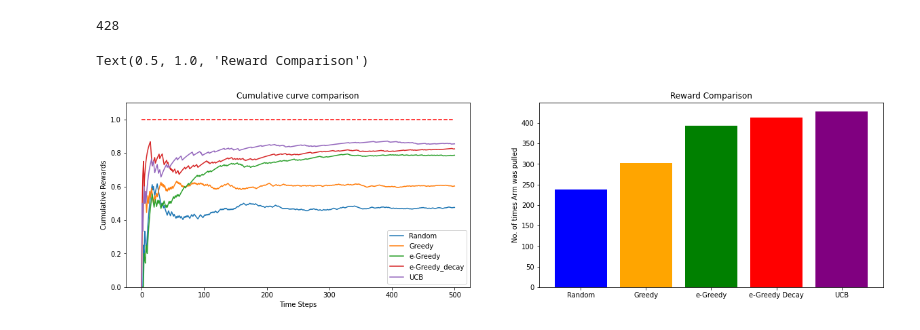
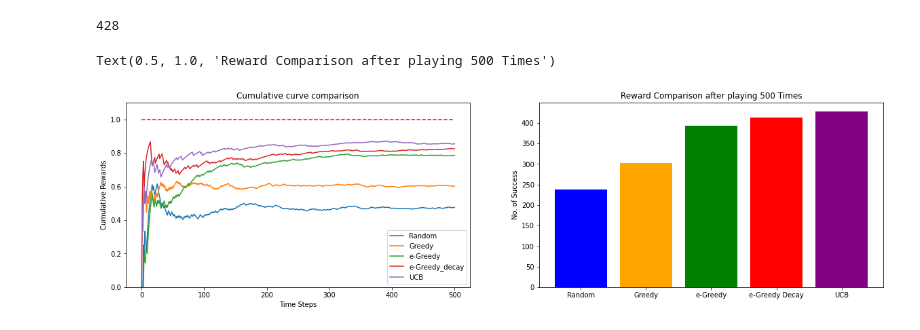
Before and after one commit to 2ahmedabdullah/Mult-ARM-Bandit, a Jupyter notebook: Multiarmed_Bandit.ipynb, the cells around one changed output. Saved outputs shown, nothing was run; the diff lists cells and outputs as text; code cells hidden in the pictures.

```diff
--- a/Multiarmed_Bandit.ipynb
+++ b/Multiarmed_Bandit.ipynb
@@ -452,30 +452,30 @@ print(sum(ucb_agent.rewards))
 # %%
 fig = plt.figure(figsize = [20, 5])
 
 
 ax1 = fig.add_subplot(121)
 
 
 ax1.plot(cum_reward_random, label = 'Random')
 ax1.plot(cum_reward_greedy, label = 'Greedy')
 ax1.plot(cum_reward_epsilon_greedy, label = 'e-Greedy')
 ax1.plot(cum_reward_epsilon_greedy_with_decay, label = 'e-Greedy_decay')
 ax1.plot(cum_reward_ucb, label = 'UCB')
 
 ax1.hlines(1, 0, 500, color = 'red', linestyle = 'dashed')
 ax1.set_ylim(0,1.1)
 ax1.legend(loc = "lower right")
 ax1.set_xlabel('Time Steps')
 ax1.set_ylabel('Cumulative Rewards')
 ax1.set_title('Cumulative curve comparison')
 
 
 ax2 = fig.add_subplot(122)
 ax2.bar(['Random', 'Greedy', 'e-Greedy', 'e-Greedy Decay', 'UCB'], [sum(random_agent.rewards), sum(greedy_agent.rewards),
                                                              sum(epsilon_greedy_agent.rewards), sum(epsilon_greedy_agent_with_decay.rewards), sum(ucb_agent.rewards)],
                                                               color = ['blue', 'orange', 'green', 'red', 'purple'])
-ax2.set_ylabel('No. of times Arm was pulled')
-ax2.set_title('Reward Comparison')
+ax2.set_ylabel('No. of Success')
+ax2.set_title('Reward Comparison after playing 500 Times')
 # %% [output]
-Text(0.5, 1.0, 'Reward Comparison')
+Text(0.5, 1.0, 'Reward Comparison after playing 500 Times')
-[figure, old version]
+[figure, new version]
```
